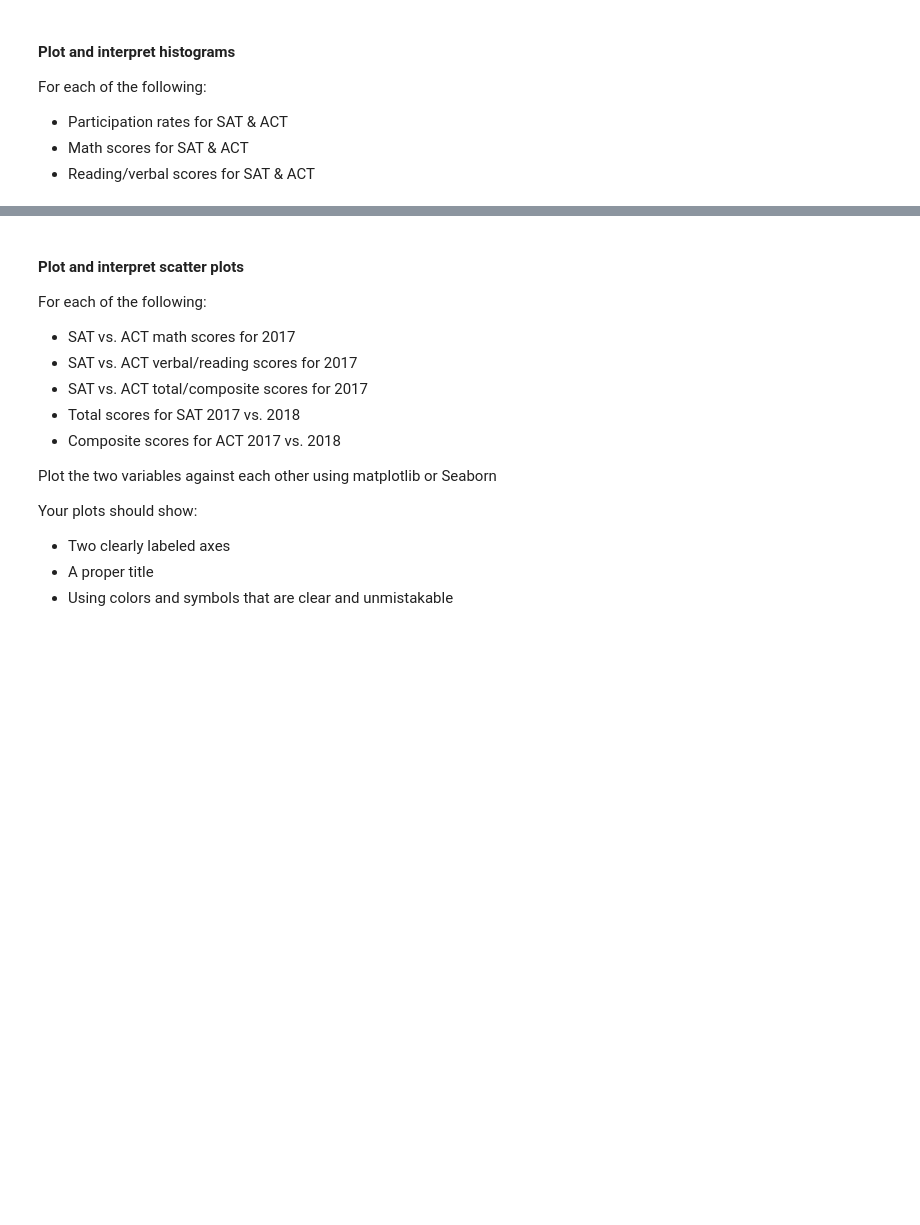
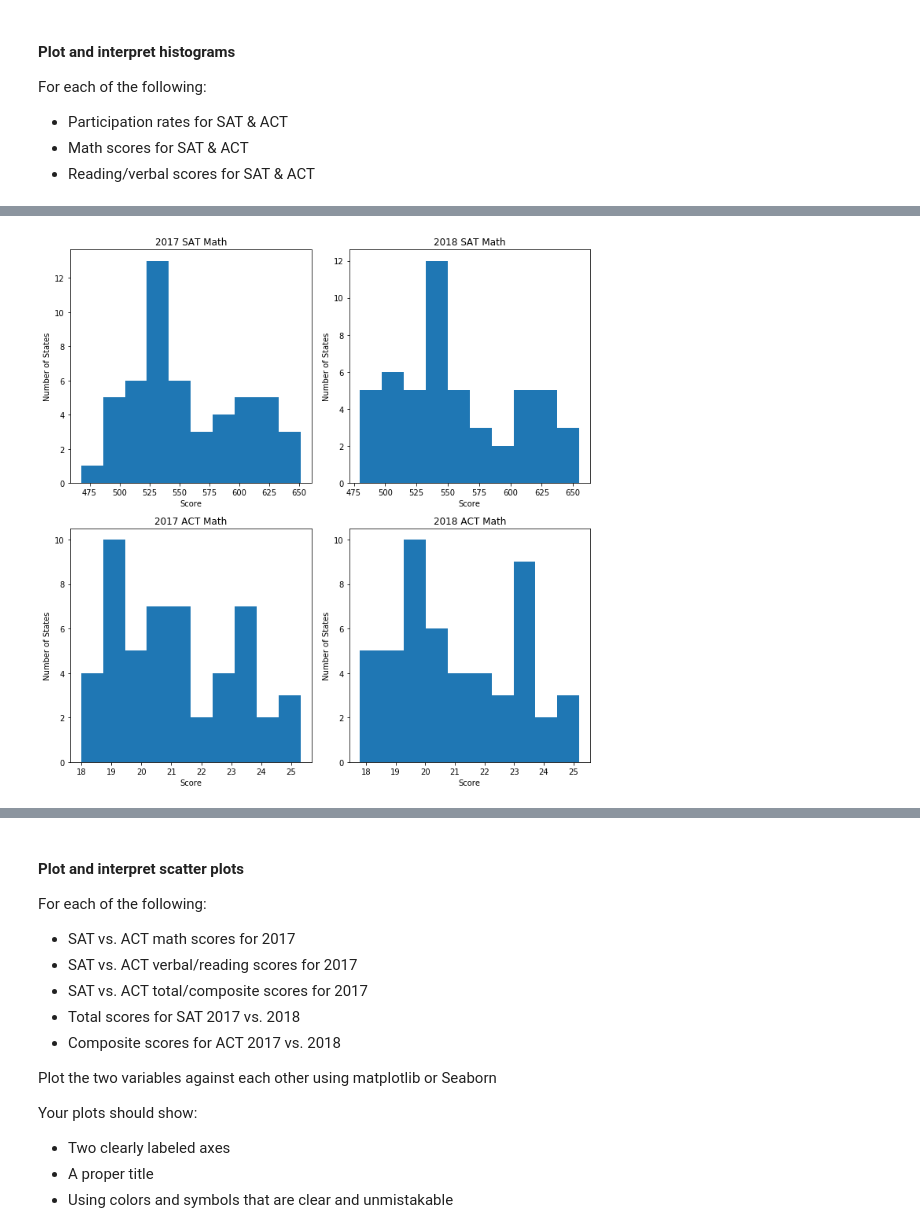
Before and after one commit to FionnaBao/Fionna, a Jupyter notebook: Project1234/project_1/code/starter-code.ipynb, the cells around one changed output, grey strips where cells are left out. Saved outputs shown, nothing was run; the diff lists cells and outputs as text; code cells hidden in the pictures; blank space fills up the shorter version.

```diff
--- a/Project1234/project_1/code/starter-code.ipynb
+++ b/Project1234/project_1/code/starter-code.ipynb
@@ -402,0 +789,9 @@ For each of the following:
+# %%
+list_of_columns = ['sat_2017_math', 'sat_2018_math', 'act_2017_math','act_2018_math']
+list_of_titles = [ '2017 SAT Math', '2018 SAT Math', '2017 ACT Math','2018 ACT Math']
+list_of_xlabels = ['Score', 'Number of States']
+
+subplot_histograms(final, list_of_columns, list_of_titles, list_of_xlabels)
+plt.tight_layout()
+# %% [output]
+[figure, added]
```
Also changed, not shown: parts of 149 cells of this notebook.
